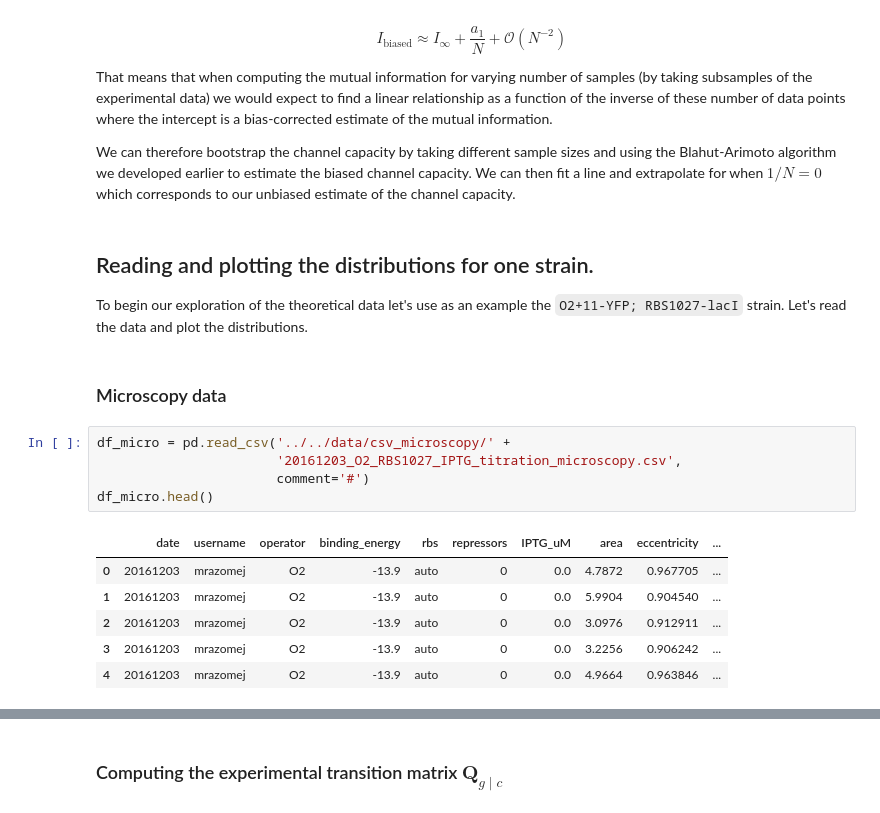
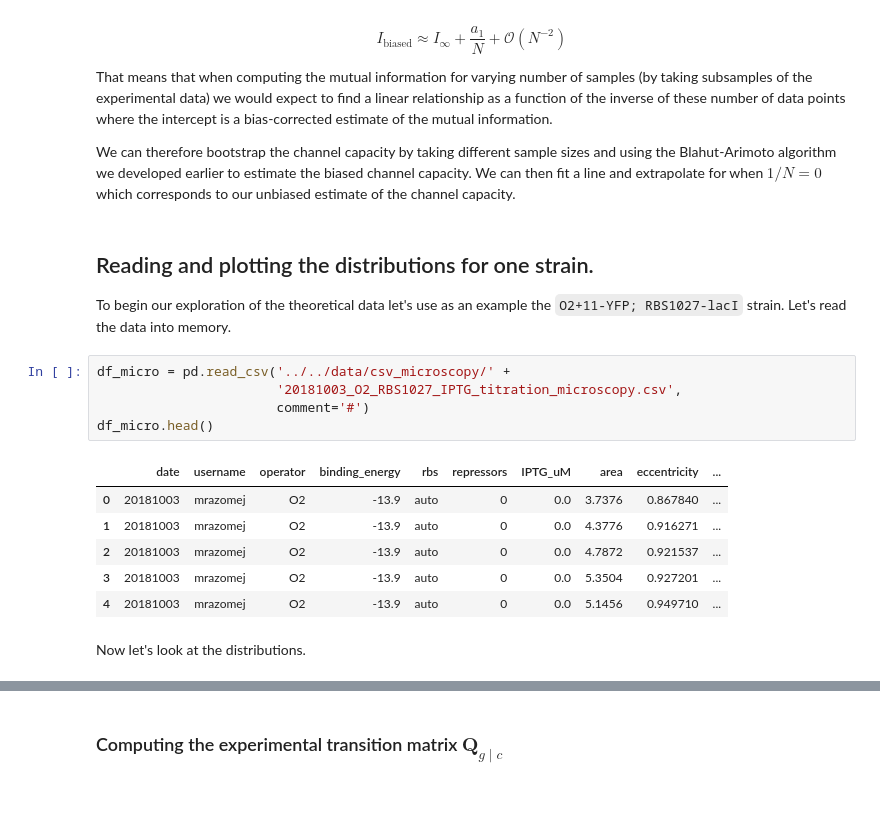
Before and after one commit to RPGroup-PBoC/chann_cap, a Jupyter notebook: src/channcap_exp/channel_capacity_bias_correction.ipynb, the cells around one changed output, grey strips where cells are left out. Saved outputs shown, nothing was run; the diff lists cells and outputs as text.

```diff
--- a/src/channcap_exp/channel_capacity_bias_correction.ipynb
+++ b/src/channcap_exp/channel_capacity_bias_correction.ipynb
@@ -91,20 +90,20 @@ We can therefore bootstrap the channel capacity by taking different sample sizes
 # %% [markdown]
 ## Reading and plotting the distributions for one strain.
 
-To begin our exploration of the theoretical data let's use as an example the `O2+11-YFP; RBS1027-lacI` strain. Let's read the data and plot the distributions.
+To begin our exploration of the theoretical data let's use as an example the `O2+11-YFP; RBS1027-lacI` strain. Let's read the data into memory.
-# %% [markdown]
-### Microscopy data
 # %%
 df_micro = pd.read_csv('../../data/csv_microscopy/' +
-                       '20161203_O2_RBS1027_IPTG_titration_microscopy.csv',
+                       '20181003_O2_RBS1027_IPTG_titration_microscopy.csv',
                        comment='#')
 df_micro.head()
 # %% [output]
 |  | date | username | operator | binding_energy | rbs | repressors | IPTG_uM | area | eccentricity | ... |
-| 0 | 20161203 | mrazomej | O2 | -13.9 | auto | 0 | 0.0 | 4.7872 | 0.967705 | ... |
-| 1 | 20161203 | mrazomej | O2 | -13.9 | auto | 0 | 0.0 | 5.9904 | 0.904540 | ... |
-| 2 | 20161203 | mrazomej | O2 | -13.9 | auto | 0 | 0.0 | 3.0976 | 0.912911 | ... |
-| 3 | 20161203 | mrazomej | O2 | -13.9 | auto | 0 | 0.0 | 3.2256 | 0.906242 | ... |
-| 4 | 20161203 | mrazomej | O2 | -13.9 | auto | 0 | 0.0 | 4.9664 | 0.963846 | ... |
+| 0 | 20181003 | mrazomej | O2 | -13.9 | auto | 0 | 0.0 | 3.7376 | 0.867840 | ... |
+| 1 | 20181003 | mrazomej | O2 | -13.9 | auto | 0 | 0.0 | 4.3776 | 0.916271 | ... |
+| 2 | 20181003 | mrazomej | O2 | -13.9 | auto | 0 | 0.0 | 4.7872 | 0.921537 | ... |
+| 3 | 20181003 | mrazomej | O2 | -13.9 | auto | 0 | 0.0 | 5.3504 | 0.927201 | ... |
+| 4 | 20181003 | mrazomej | O2 | -13.9 | auto | 0 | 0.0 | 5.1456 | 0.949710 | ... |
+# %% [markdown]
+Now let's look at the distributions.
 # %%
 # Select RBS1027 day 1 to start the data exploration
```
Also changed, not shown: parts of 29 cells of this notebook.
